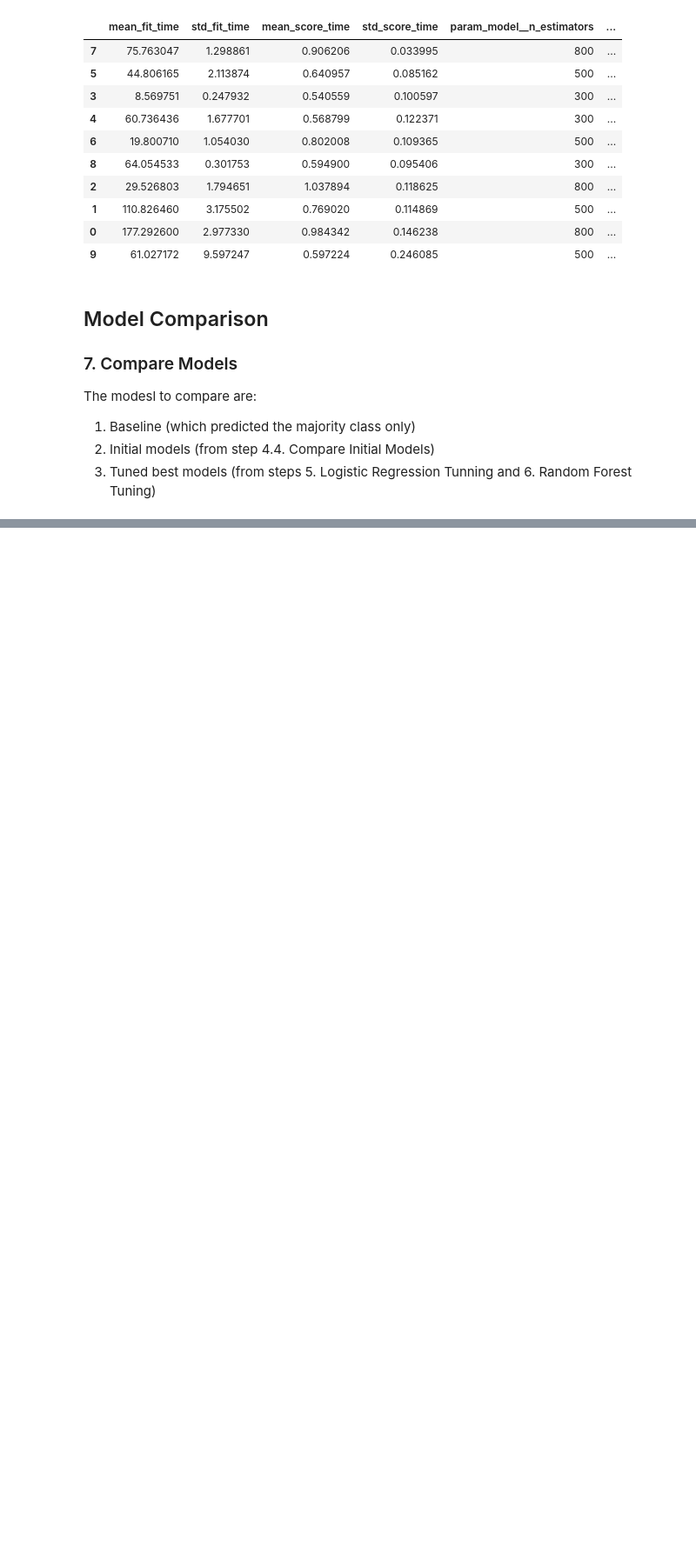
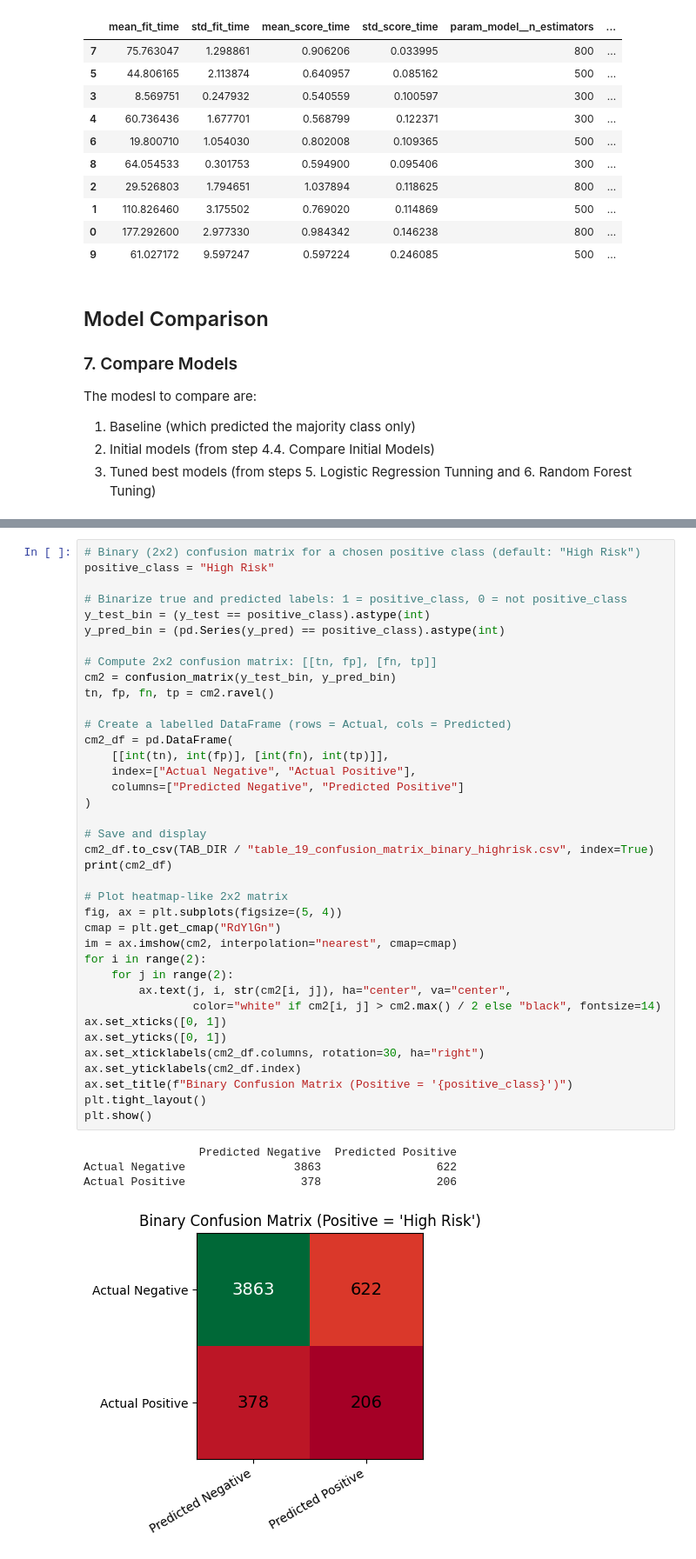
Before and after one commit to dataweby/ToU-Classification, a Jupyter notebook: notebooks/02_models.ipynb, the cells around one changed output, grey strips where cells are left out. Shown: that part at 87% size. Cells and saved outputs as stored; diff of their text form; blank space fills up the shorter version.

```diff
--- a/notebooks/02_models.ipynb
+++ b/notebooks/02_models.ipynb
@@ -461,0 +602,43 @@ tuned_summary
+# %%
+# Binary (2x2) confusion matrix for a chosen positive class (default: "High Risk")
+positive_class = "High Risk"
+
+# Binarize true and predicted labels: 1 = positive_class, 0 = not positive_class
+y_test_bin = (y_test == positive_class).astype(int)
+y_pred_bin = (pd.Series(y_pred) == positive_class).astype(int)
+
+# Compute 2x2 confusion matrix: [[tn, fp], [fn, tp]]
+cm2 = confusion_matrix(y_test_bin, y_pred_bin)
+tn, fp, fn, tp = cm2.ravel()
+
+# Create a labelled DataFrame (rows = Actual, cols = Predicted)
+cm2_df = pd.DataFrame(
+    [[int(tn), int(fp)], [int(fn), int(tp)]],
+    index=["Actual Negative", "Actual Positive"],
+    columns=["Predicted Negative", "Predicted Positive"]
+)
+
+# Save and display
+cm2_df.to_csv(TAB_DIR / "table_19_confusion_matrix_binary_highrisk.csv", index=True)
+print(cm2_df)
+
+# Plot heatmap-like 2x2 matrix
+fig, ax = plt.subplots(figsize=(5, 4))
+cmap = plt.get_cmap("RdYlGn")
+im = ax.imshow(cm2, interpolation="nearest", cmap=cmap)
+for i in range(2):
+    for j in range(2):
+        ax.text(j, i, str(cm2[i, j]), ha="center", va="center",
+                color="white" if cm2[i, j] > cm2.max() / 2 else "black", fontsize=14)
+ax.set_xticks([0, 1])
+ax.set_yticks([0, 1])
+ax.set_xticklabels(cm2_df.columns, rotation=30, ha="right")
+ax.set_yticklabels(cm2_df.index)
+ax.set_title(f"Binary Confusion Matrix (Positive = '{positive_class}')")
+plt.tight_layout()
+plt.show()
+# %% [output]
+                 Predicted Negative  Predicted Positive
+Actual Negative                3863                 622
+Actual Positive                 378                 206
+[figure, added]
```
Also changed, not shown: parts of 19 cells of this notebook, 21 other files.
